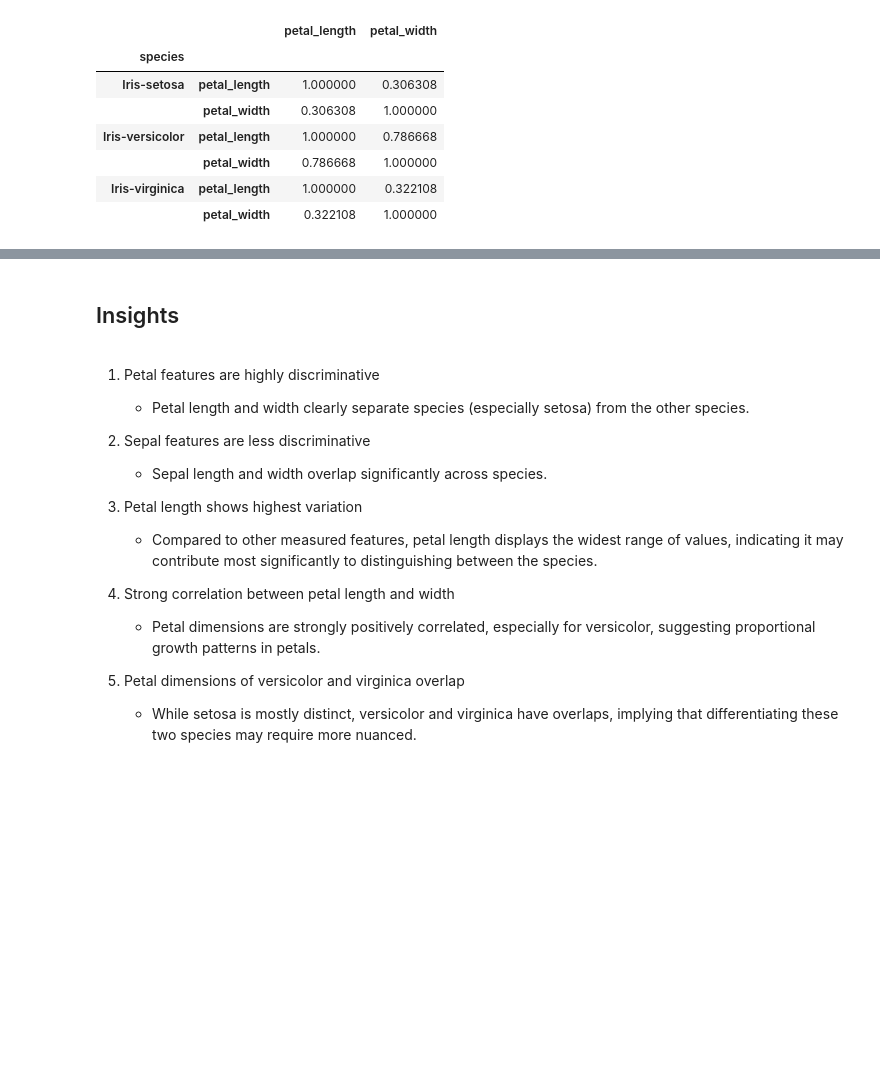
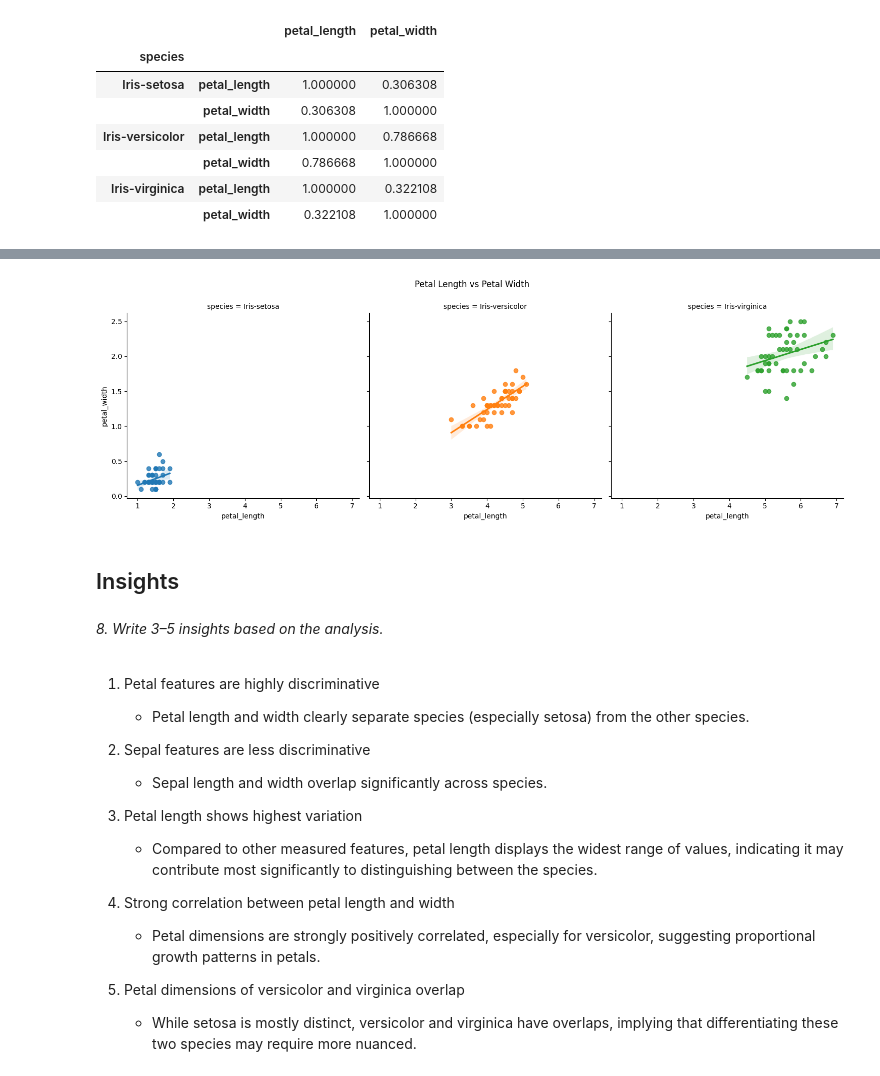
Before and after one commit to andrianllmm/ds100-ws1, a Jupyter notebook: eda.ipynb, the cells around one changed output, grey strips where cells are left out. Drawn from its saved outputs; the diff is of its cells as text; code cells hidden in the pictures; blank space fills up the shorter version.

```diff
--- a/eda.ipynb
+++ b/eda.ipynb
@@ -228,5 +279,24 @@ df.groupby('species')[['petal_length', 'petal_width']].corr()
+# %%
+# Create lmplot() = regression + scatter plot
+sns.lmplot(
+    data=df,
+    x='petal_length',
+    y='petal_width',
+    col='species', # separate plot per species
+    hue='species',
+)
+
+# Add common labels
+plt.subplots_adjust(top=0.85)
+plt.suptitle("Petal Length vs Petal Width")
+
+plt.show()
+# %% [output]
+[figure, added]
 # %% [markdown]
 ## Insights
+# %% [markdown]
+*8. Write 3–5 insights based on the analysis.*
 # %% [markdown]
 1. Petal features are highly discriminative
    - Petal length and width clearly separate species (especially setosa) from the other species.
```
Also changed, not shown: parts of 26 cells of this notebook.
